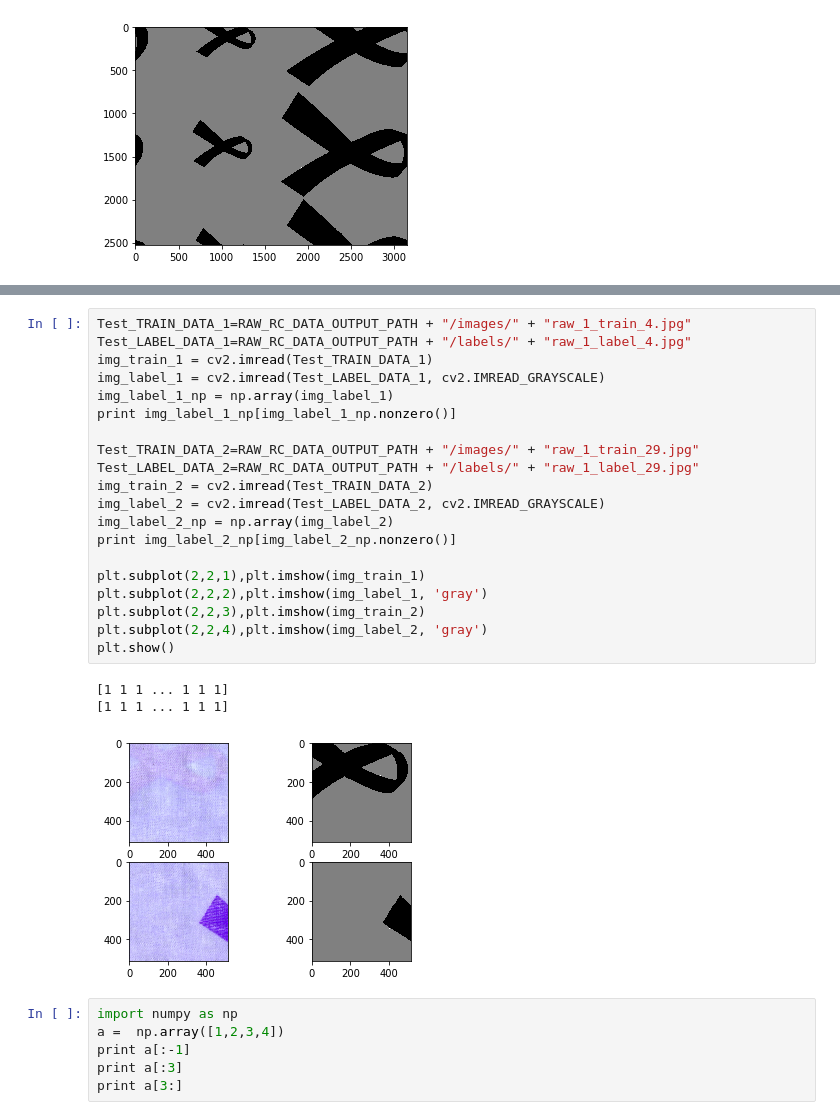
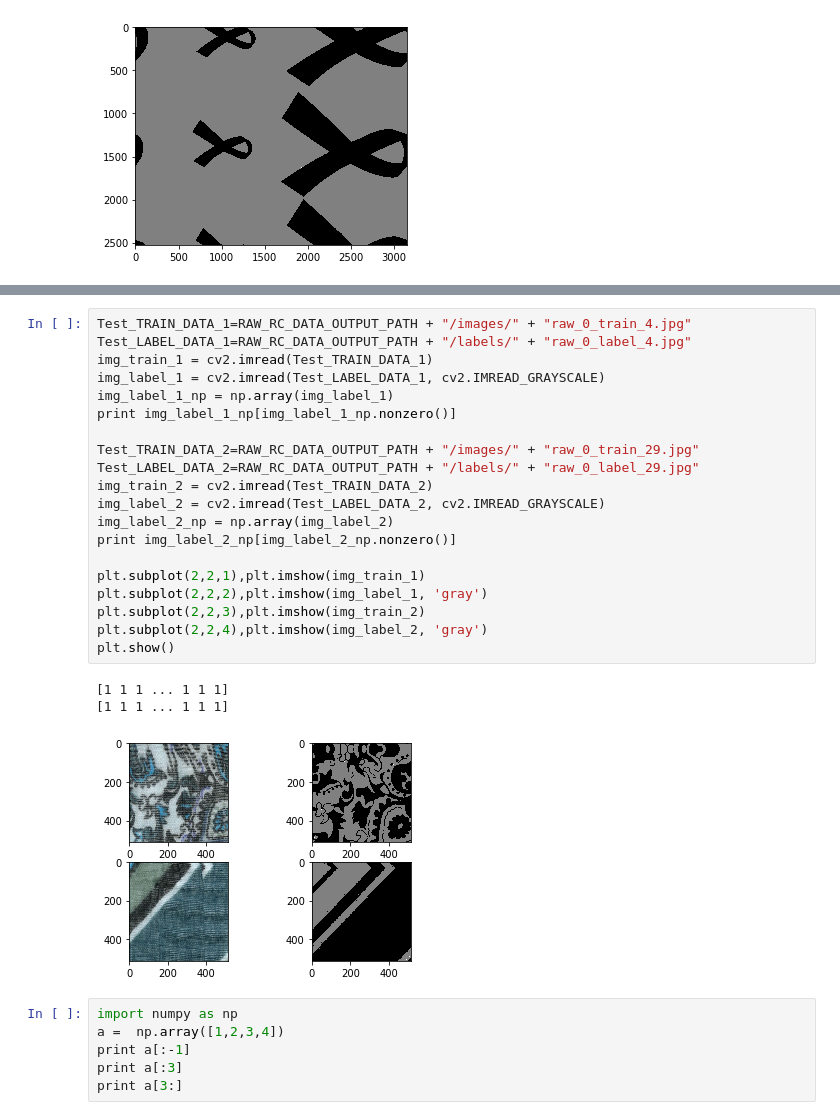
Before and after one commit to danny1984/FCN.tensorflow, a Jupyter notebook: autopaint_data_process/raw_autopaint_process.ipynb, the cells around one changed output, grey strips where cells are left out. Cells and saved outputs as stored; diff of their text form.

```diff
--- a/autopaint_data_process/raw_autopaint_process.ipynb
+++ b/autopaint_data_process/raw_autopaint_process.ipynb
@@ -133,29 +134,29 @@ print "Generate " + str(cnt) + " <train, label> pairs"
 # %% [output]
 Generate 567 <train, label> pairs
 # %%
-Test_TRAIN_DATA_1=RAW_RC_DATA_OUTPUT_PATH + "/images/" + "raw_1_train_4.jpg"
-Test_LABEL_DATA_1=RAW_RC_DATA_OUTPUT_PATH + "/labels/" + "raw_1_label_4.jpg"
+Test_TRAIN_DATA_1=RAW_RC_DATA_OUTPUT_PATH + "/images/" + "raw_0_train_4.jpg"
+Test_LABEL_DATA_1=RAW_RC_DATA_OUTPUT_PATH + "/labels/" + "raw_0_label_4.jpg"
 img_train_1 = cv2.imread(Test_TRAIN_DATA_1)
 img_label_1 = cv2.imread(Test_LABEL_DATA_1, cv2.IMREAD_GRAYSCALE)
 img_label_1_np = np.array(img_label_1)
 print img_label_1_np[img_label_1_np.nonzero()]
 
-Test_TRAIN_DATA_2=RAW_RC_DATA_OUTPUT_PATH + "/images/" + "raw_1_train_29.jpg"
-Test_LABEL_DATA_2=RAW_RC_DATA_OUTPUT_PATH + "/labels/" + "raw_1_label_29.jpg"
+Test_TRAIN_DATA_2=RAW_RC_DATA_OUTPUT_PATH + "/images/" + "raw_0_train_29.jpg"
+Test_LABEL_DATA_2=RAW_RC_DATA_OUTPUT_PATH + "/labels/" + "raw_0_label_29.jpg"
 img_train_2 = cv2.imread(Test_TRAIN_DATA_2)
 img_label_2 = cv2.imread(Test_LABEL_DATA_2, cv2.IMREAD_GRAYSCALE)
 img_label_2_np = np.array(img_label_2)
 print img_label_2_np[img_label_2_np.nonzero()]
 
 plt.subplot(2,2,1),plt.imshow(img_train_1)
 plt.subplot(2,2,2),plt.imshow(img_label_1, 'gray')
 plt.subplot(2,2,3),plt.imshow(img_train_2)
 plt.subplot(2,2,4),plt.imshow(img_label_2, 'gray')
 plt.show()
 # %% [output]
 [1 1 1 ... 1 1 1]
 [1 1 1 ... 1 1 1]
-[figure, old version]
+[figure, new version]
 # %%
 import numpy as np
 a =  np.array([1,2,3,4])
```
Also changed, not shown: parts of 2 cells of this notebook, 1 other file.
